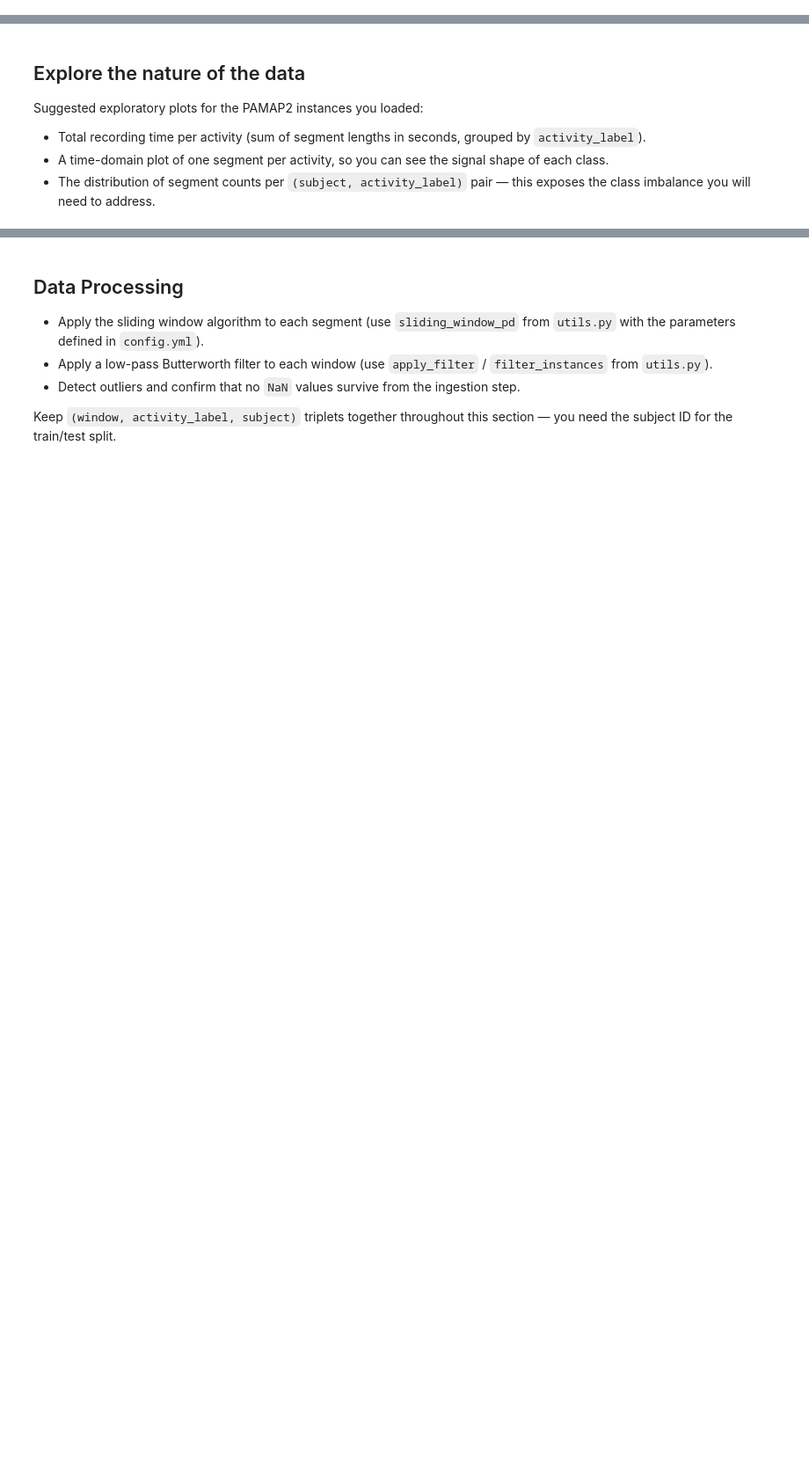
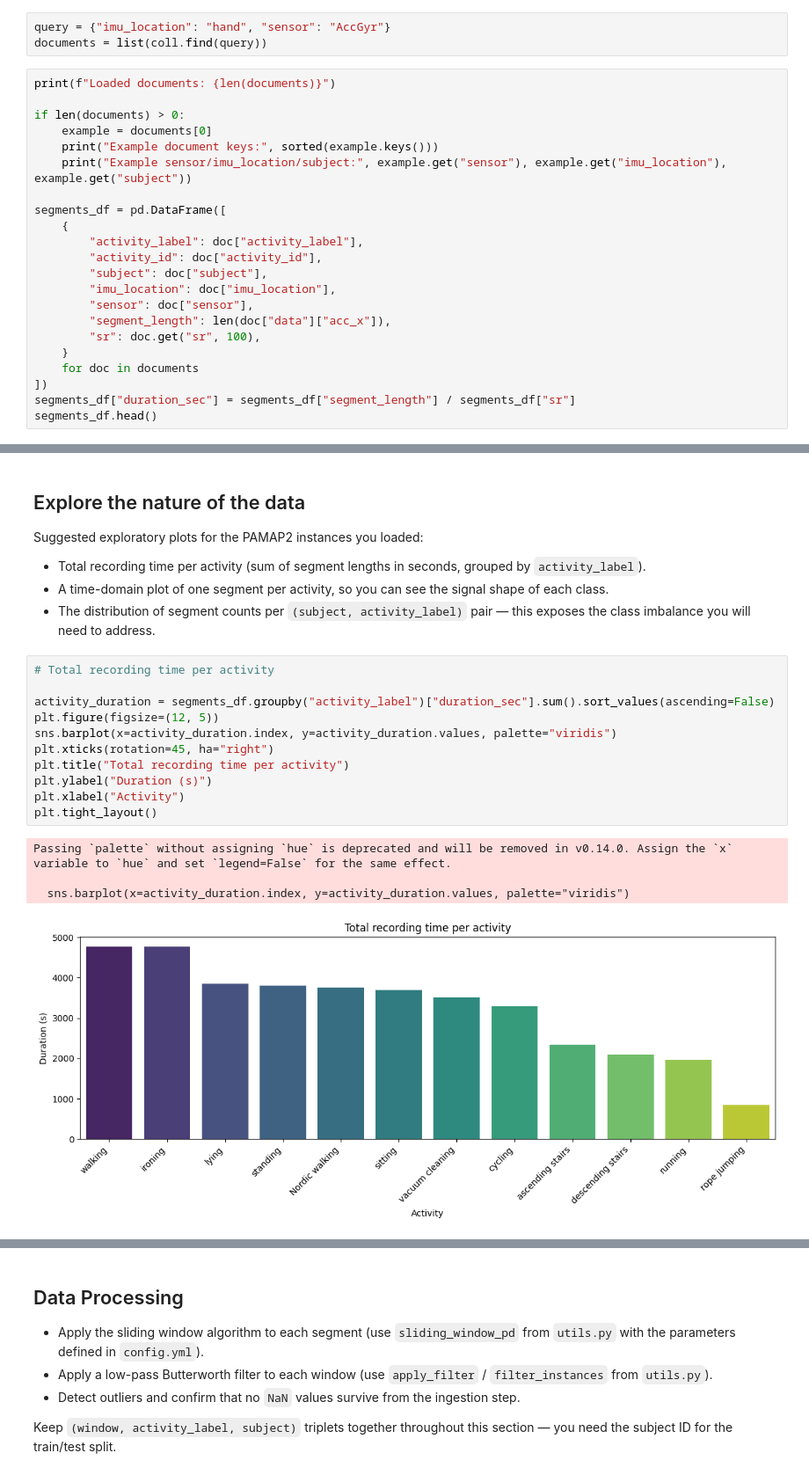
Before and after one commit to Manouso/AIIoT-Semester-Project, a Jupyter notebook: aiot_project_sample.ipynb, the cells around one changed output, grey strips where cells are left out. Shown at 88% size. Saved outputs shown, nothing was run; the diff lists cells and outputs as text; blank space fills up the shorter version.

Commit message:
feat: implement ML Pipeline for hand data only

```diff
--- a/aiot_project_sample.ipynb
+++ b/aiot_project_sample.ipynb
@@ -76,0 +133,25 @@ When you later expand to chest/ankle IMUs, change the query and re-run the pipel
+# %%
+query = {"imu_location": "hand", "sensor": "AccGyr"}
+documents = list(coll.find(query))
+# %%
+print(f"Loaded documents: {len(documents)}")
+
+if len(documents) > 0:
+    example = documents[0]
+    print("Example document keys:", sorted(example.keys()))
+    print("Example sensor/imu_location/subject:", example.get("sensor"), example.get("imu_location"), example.get("subject"))
+
+segments_df = pd.DataFrame([
+    {
+        "activity_label": doc["activity_label"],
+        "activity_id": doc["activity_id"],
+        "subject": doc["subject"],
+        "imu_location": doc["imu_location"],
+        "sensor": doc["sensor"],
+        "segment_length": len(doc["data"]["acc_x"]),
+        "sr": doc.get("sr", 100),
+    }
+    for doc in documents
+])
+segments_df["duration_sec"] = segments_df["segment_length"] / segments_df["sr"]
+segments_df.head()
@@ -82,3 +173,19 @@ Suggested exploratory plots for the PAMAP2 instances you loaded:
 * Total recording time per activity (sum of segment lengths in seconds, grouped by `activity_label`).
 * A time-domain plot of one segment per activity, so you can see the signal shape of each class.
 * The distribution of segment counts per `(subject, activity_label)` pair — this exposes the class imbalance you will need to address.
+# %%
+# Total recording time per activity
+
+activity_duration = segments_df.groupby("activity_label")["duration_sec"].sum().sort_values(ascending=False)
+plt.figure(figsize=(12, 5))
+sns.barplot(x=activity_duration.index, y=activity_duration.values, palette="viridis")
+plt.xticks(rotation=45, ha="right")
+plt.title("Total recording time per activity")
+plt.ylabel("Duration (s)")
+plt.xlabel("Activity")
+plt.tight_layout()
+# %% [output]
+Passing `palette` without assigning `hue` is deprecated and will be removed in v0.14.0. Assign the `x` variable to `hue` and set `legend=False` for the same effect.
+
+  sns.barplot(x=activity_duration.index, y=activity_duration.values, palette="viridis")
+[figure, added]
```
Also changed, not shown: parts of 22 cells of this notebook, 4 other files.
